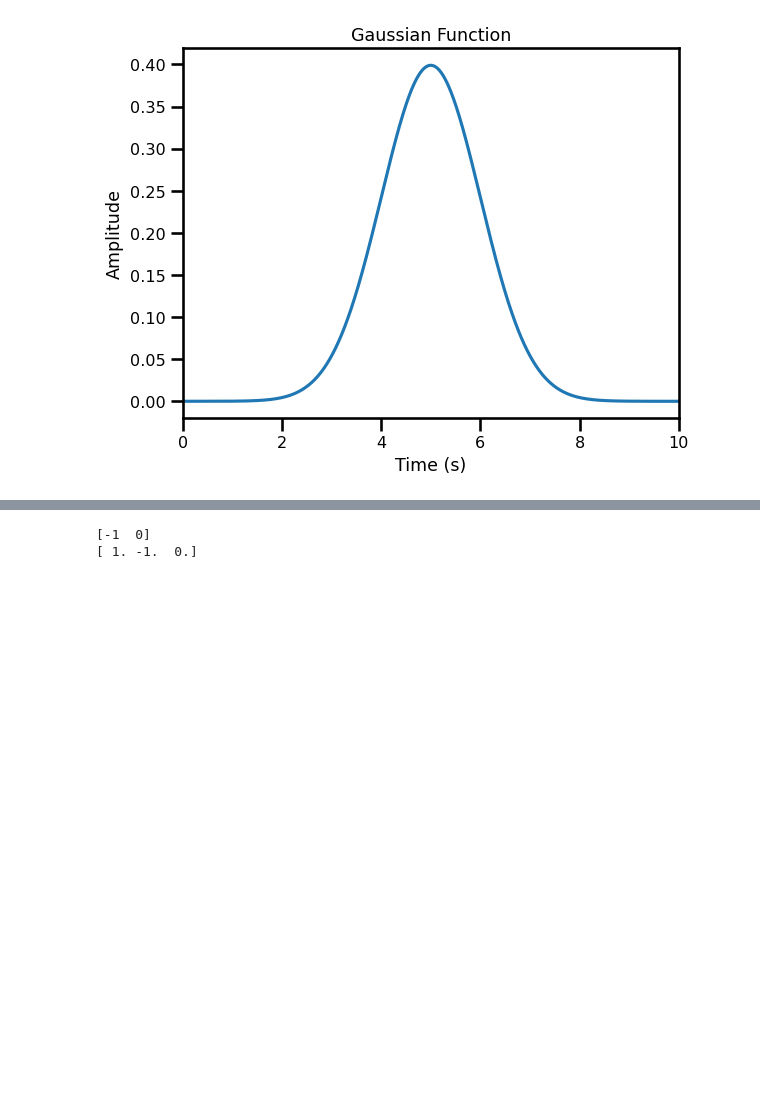
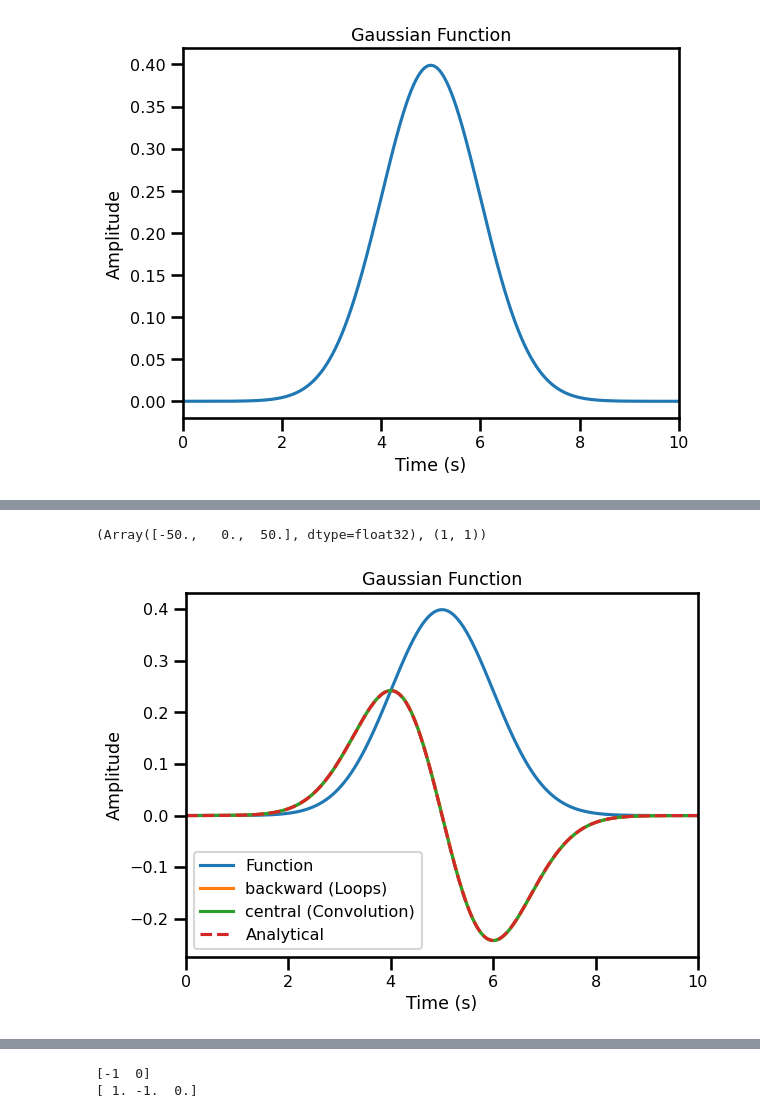
Before and after one commit to jejjohnson/jaxsw, a Jupyter notebook: notebooks/dev/eman/differential_operators/0_finite_difference.ipynb, the cells around one changed output, grey strips where cells are left out. Cells and saved outputs as stored; diff of their text form; code cells hidden in the pictures; blank space fills up the shorter version.

```diff
--- a/notebooks/dev/eman/differential_operators/0_finite_difference.ipynb
+++ b/notebooks/dev/eman/differential_operators/0_finite_difference.ipynb
@@ -163,0 +569,19 @@ def get_fd_coefficients(
+# %%
+dx = (dt,)
+axis = 0
+accuracy = 8
+derivative = 1
+mode = "edge"
+method = "central"
+
+operator = Derivative(
+    dx=dx,
+    axis=axis,
+    accuracy=accuracy,
+    derivative=derivative,
+    mode=mode,
+    method=method
+)
+
+
+operator
@@ -163,0 +599,25 @@ def get_fd_coefficients(
+# %%
+operator.kernel, operator.padding
+# %% [output]
+(Array([-50.,   0.,  50.], dtype=float32), (1, 1))
+# %%
+soln = operator(f)
+
+assert soln.shape == f.shape
+# %%
+fig, ax = plt.subplots()
+ax.plot(time, f, label="Function")
+ax.plot(time, sol, label="backward (Loops)")
+ax.plot(time, soln, label=f"{method} (Convolution)")
+ax.plot(time, df, label="Analytical", linestyle="--")
+ax.set(
+    title="Gaussian Function",
+    xlabel="Time (s)",
+    ylabel="Amplitude",
+    xlim=(0,tmax)
+)
+plt.legend()
+plt.tight_layout()
+plt.show()
+# %% [output]
+[figure, added]
```
Also changed, not shown: parts of 42 cells of this notebook, 8 other files.
